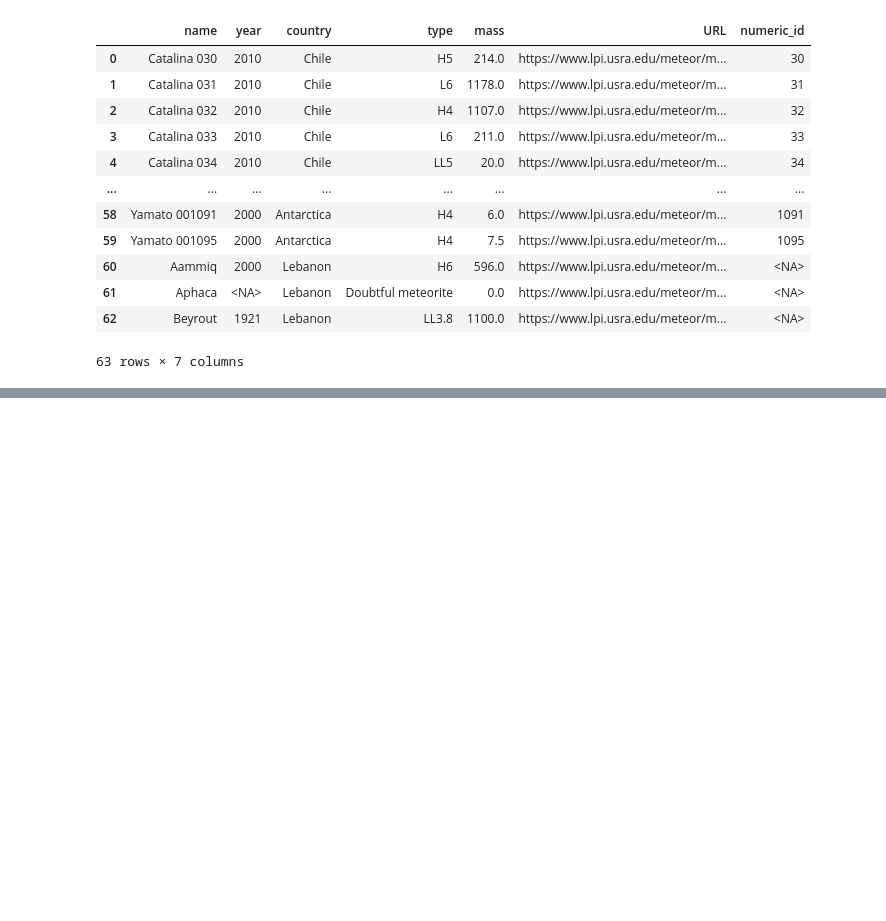
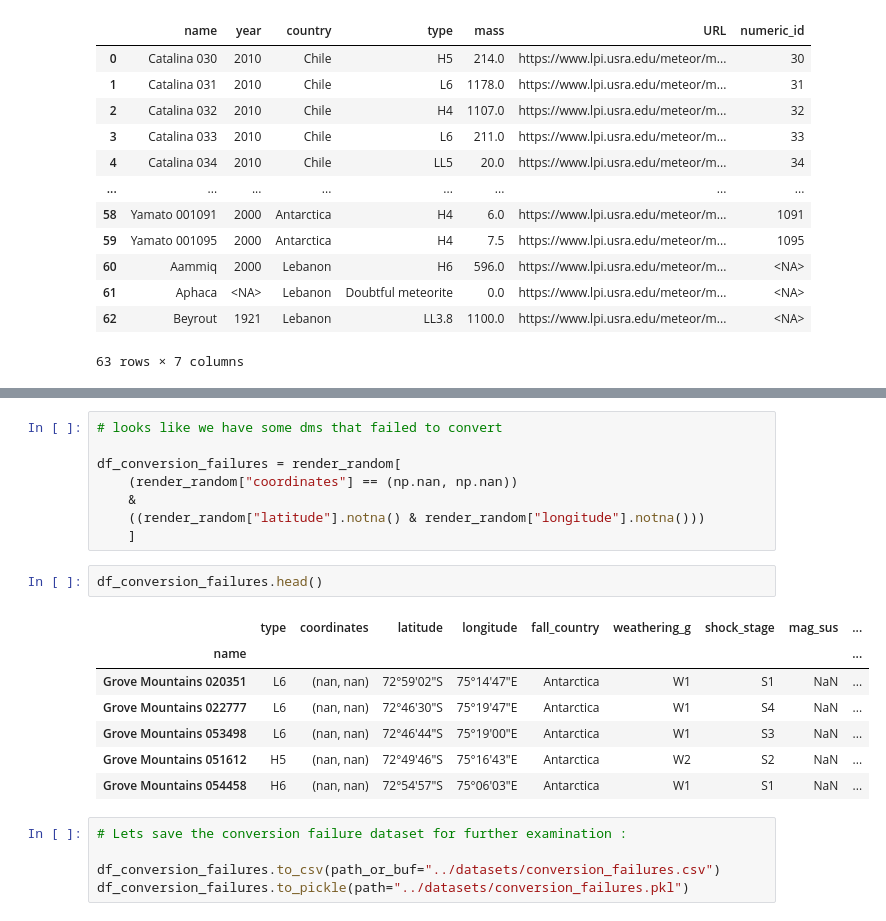
Before and after one commit to Psemp/sysyphus_notebooks, a Jupyter notebook: notebooks/search_logics.ipynb, the cells around one changed output, grey strips where cells are left out. Saved outputs shown, nothing was run; the diff lists cells and outputs as text; blank space fills up the shorter version.

Commit message:
start of scrapping for details, dms conversion failures in edge cases

```diff
--- a/notebooks/search_logics.ipynb
+++ b/notebooks/search_logics.ipynb
@@ -152,0 +347,23 @@ display(df_search)
+# %%
+# looks like we have some dms that failed to convert
+
+df_conversion_failures = render_random[
+    (render_random["coordinates"] == (np.nan, np.nan))
+    &
+    ((render_random["latitude"].notna() & render_random["longitude"].notna()))
+    ]
+# %%
+df_conversion_failures.head()
+# %% [output]
+|  | type | coordinates | latitude | longitude | fall_country | weathering_g | shock_stage | mag_sus | ... |
+| name |  |  |  |  |  |  |  |  | ... |
+| Grove Mountains 020351 | L6 | (nan, nan) | 72°59'02"S | 75°14'47"E | Antarctica | W1 | S1 | NaN | ... |
+| Grove Mountains 022777 | L6 | (nan, nan) | 72°46'30"S | 75°19'47"E | Antarctica | W1 | S4 | NaN | ... |
+| Grove Mountains 053498 | L6 | (nan, nan) | 72°46'44"S | 75°19'00"E | Antarctica | W1 | S3 | NaN | ... |
+| Grove Mountains 051612 | H5 | (nan, nan) | 72°49'46"S | 75°16'43"E | Antarctica | W2 | S2 | NaN | ... |
+| Grove Mountains 054458 | H6 | (nan, nan) | 72°54'57"S | 75°06'03"E | Antarctica | W1 | S1 | NaN | ... |
+# %%
+# Lets save the conversion failure dataset for further examination :
+
+df_conversion_failures.to_csv(path_or_buf="../datasets/conversion_failures.csv")
+df_conversion_failures.to_pickle(path="../datasets/conversion_failures.pkl")
```
Also changed, not shown: parts of 18 cells of this notebook, 6 other files.
